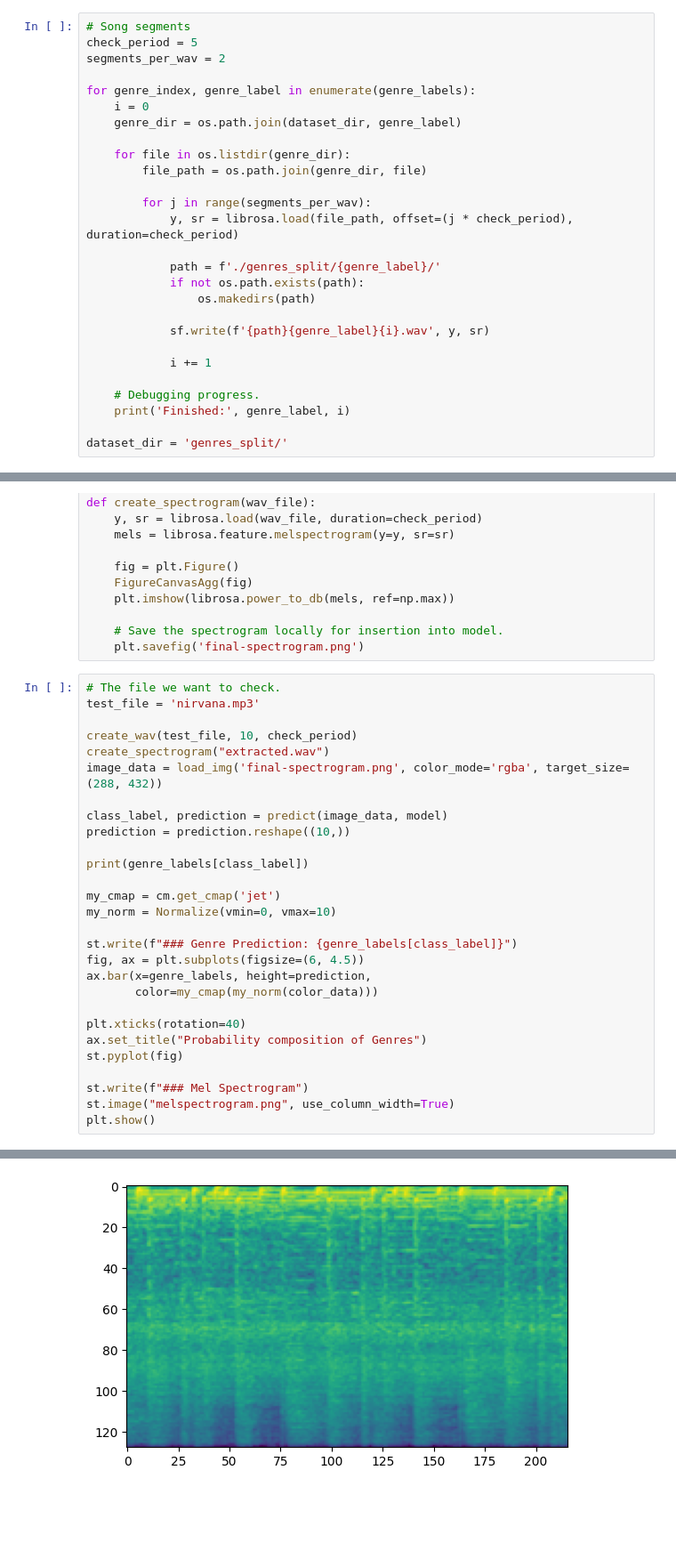
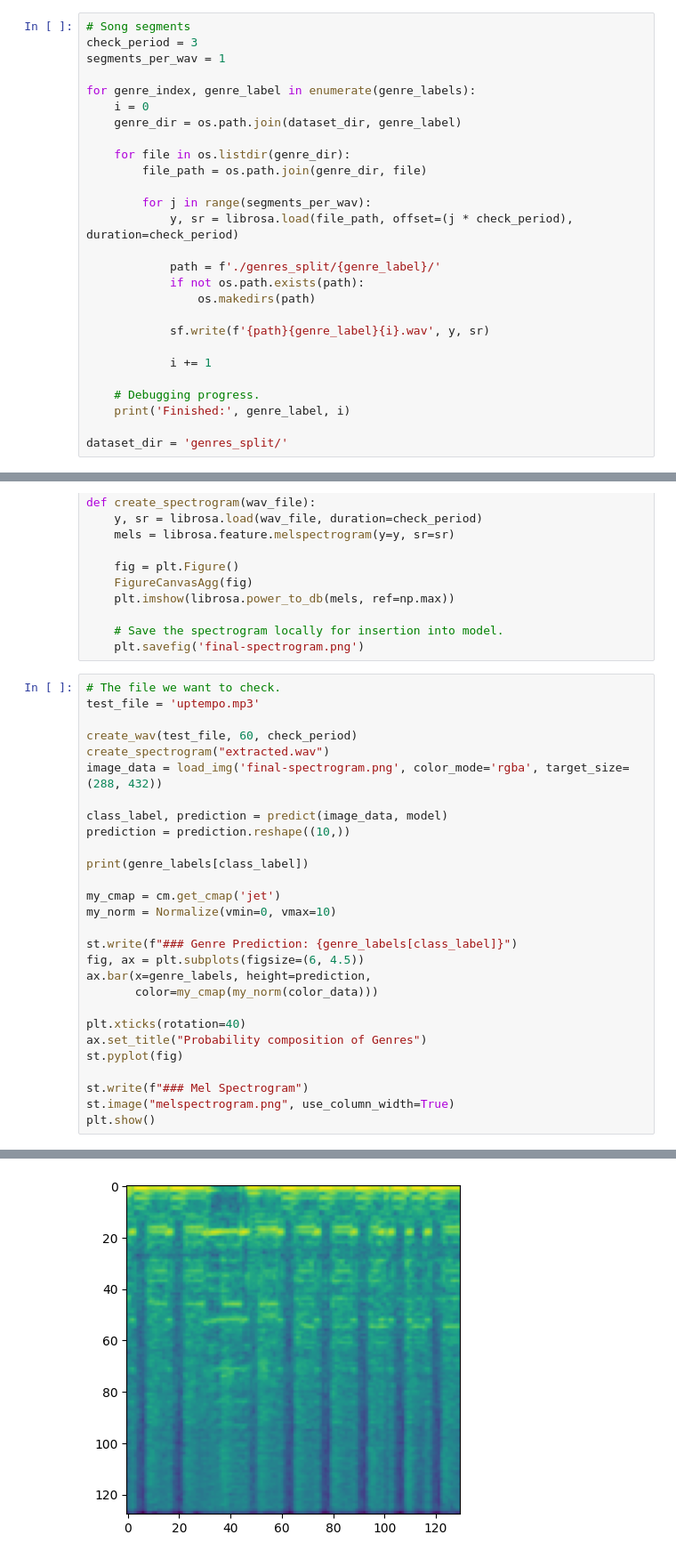
Before and after one commit to ethansheridansmith/AAI, a Jupyter notebook: src/Spectrogram Classification.ipynb, the cells around one changed output, grey strips where cells are left out. Shown: that part at 89% size. Drawn from its saved outputs; the diff is of its cells as text; blank space fills up the shorter version.

```diff
--- a/src/Spectrogram Classification.ipynb
+++ b/src/Spectrogram Classification.ipynb
@@ -37,8 +37,8 @@ desired_shape = (288, 432, 4)
 To maximise the training performed from our dataset, each .wav file was split up into segments which will be converted to a spectrogram and used for training. By splitting up the dataset, more training and testing data is produced from a single file, and the CNN is better at evaluating segments of a song.
 # %%
 # Song segments
-check_period = 5
-segments_per_wav = 2
+check_period = 3
+segments_per_wav = 1
 
 for genre_index, genre_label in enumerate(genre_labels):
     i = 0
@@ -363,9 +365,9 @@ def create_spectrogram(wav_file):
     plt.savefig('final-spectrogram.png')
 # %%
 # The file we want to check.
-test_file = 'nirvana.mp3'
+test_file = 'uptempo.mp3'
 
-create_wav(test_file, 10, check_period)
+create_wav(test_file, 60, check_period)
 create_spectrogram("extracted.wav")
 image_data = load_img('final-spectrogram.png', color_mode='rgba', target_size=(288, 432))
 
@@ -395 +397 @@ metal
-[figure, old version]
+[figure, new version]
```
Also changed, not shown: parts of 15 cells of this notebook.
